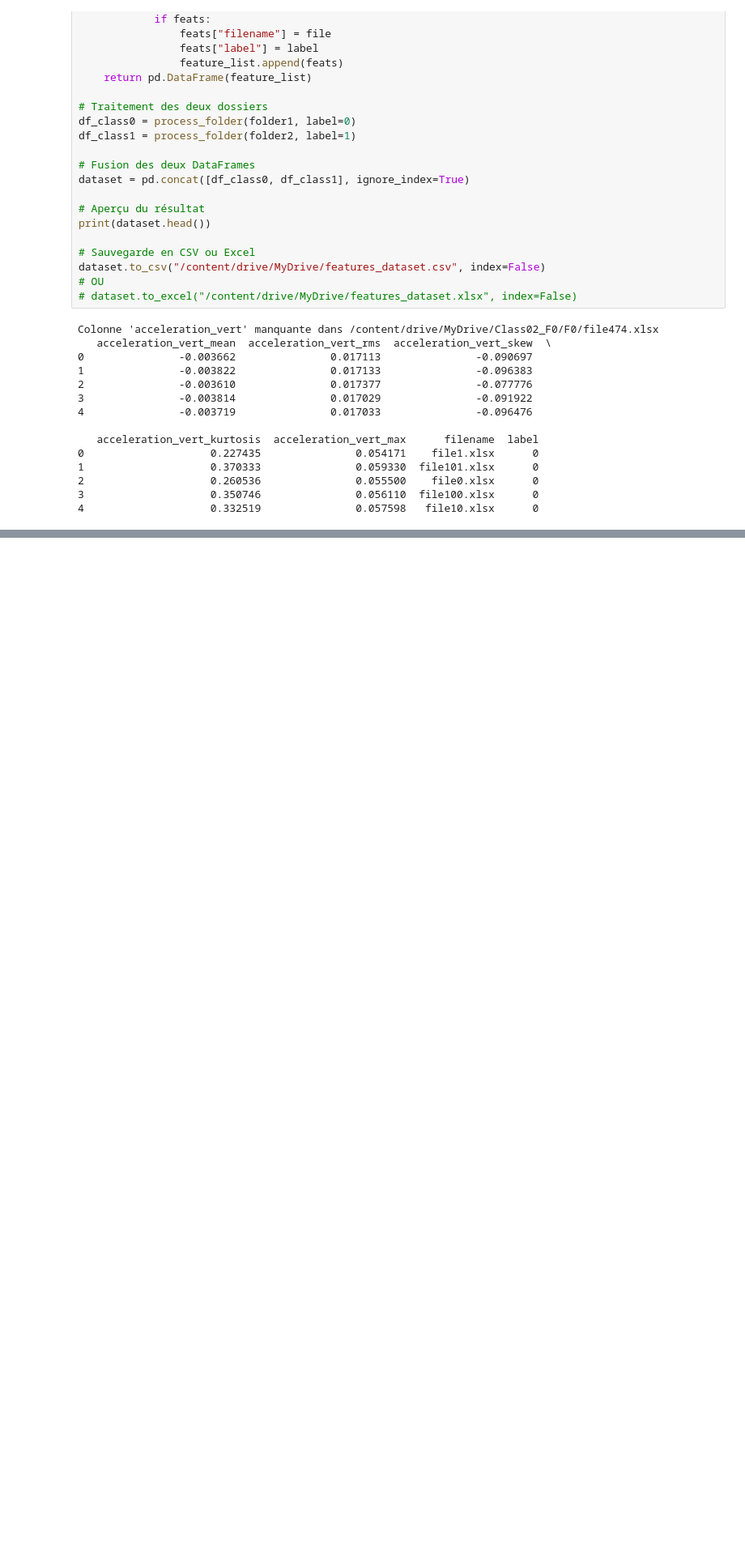
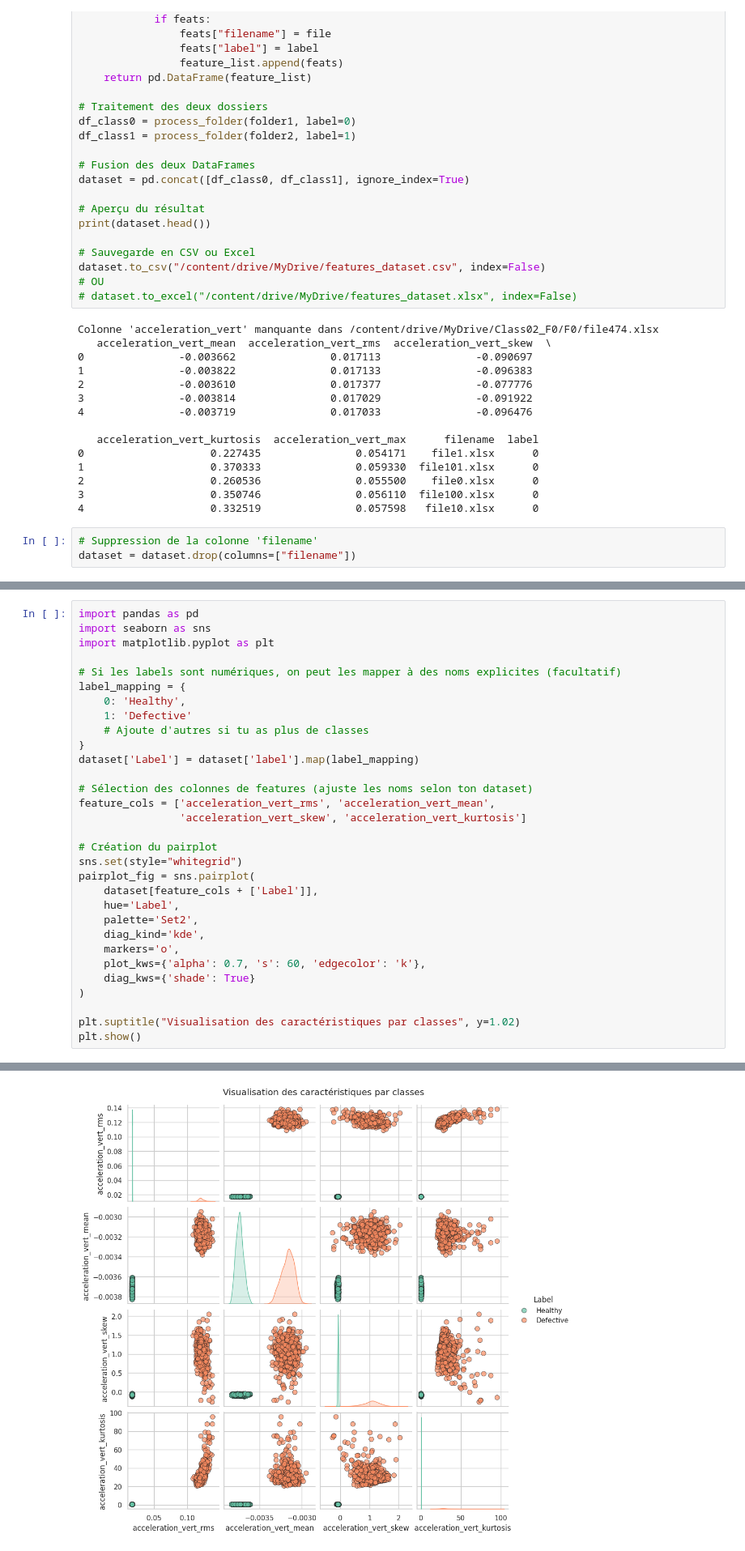
Before and after one commit to ihssane2002/Projet-M4, a Jupyter notebook: Untitled45.ipynb, the cells around one changed output, grey strips where cells are left out. Shown at 81% size. Drawn from its saved outputs; the diff is of its cells as text; blank space fills up the shorter version.

```diff
--- a/Untitled45.ipynb
+++ b/Untitled45.ipynb
@@ -620,3 +620,6 @@ Colonne 'acceleration_vert' manquante dans /content/drive/MyDrive/Class02_F0/F0/
 2                    0.260536               0.055500    file0.xlsx      0
 3                    0.350746               0.056110  file100.xlsx      0
 4                    0.332519               0.057598   file10.xlsx      0
+# %%
+# Suppression de la colonne 'filename'
+dataset = dataset.drop(columns=["filename"])
@@ -622,0 +643,32 @@ Colonne 'acceleration_vert' manquante dans /content/drive/MyDrive/Class02_F0/F0/
+# %%
+import pandas as pd
+import seaborn as sns
+import matplotlib.pyplot as plt
+
+# Si les labels sont numériques, on peut les mapper à des noms explicites (facultatif)
+label_mapping = {
+    0: 'Healthy',
+    1: 'Defective'
+    # Ajoute d'autres si tu as plus de classes
+}
+dataset['Label'] = dataset['label'].map(label_mapping)
+
+# Sélection des colonnes de features (ajuste les noms selon ton dataset)
+feature_cols = ['acceleration_vert_rms', 'acceleration_vert_mean',
+                'acceleration_vert_skew', 'acceleration_vert_kurtosis']
+
+# Création du pairplot
+sns.set(style="whitegrid")
+pairplot_fig = sns.pairplot(
+    dataset[feature_cols + ['Label']],
+    hue='Label',
+    palette='Set2',
+    diag_kind='kde',
+    markers='o',
+    plot_kws={'alpha': 0.7, 's': 60, 'edgecolor': 'k'},
+    diag_kws={'shade': True}
+)
+
+plt.suptitle("Visualisation des caractéristiques par classes", y=1.02)
+plt.show()
+# %% [output]
@@ -622,0 +692 @@ Colonne 'acceleration_vert' manquante dans /content/drive/MyDrive/Class02_F0/F0/
+[figure, added]
```
Also changed, not shown: parts of 3 cells of this notebook.
